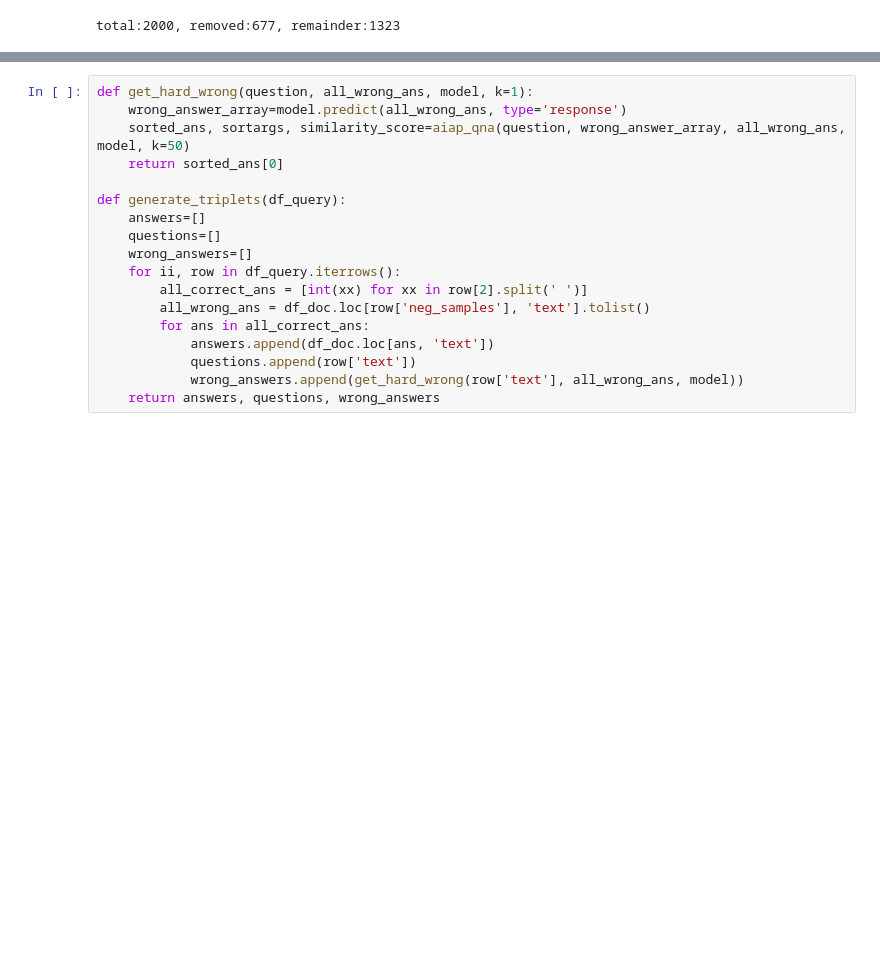
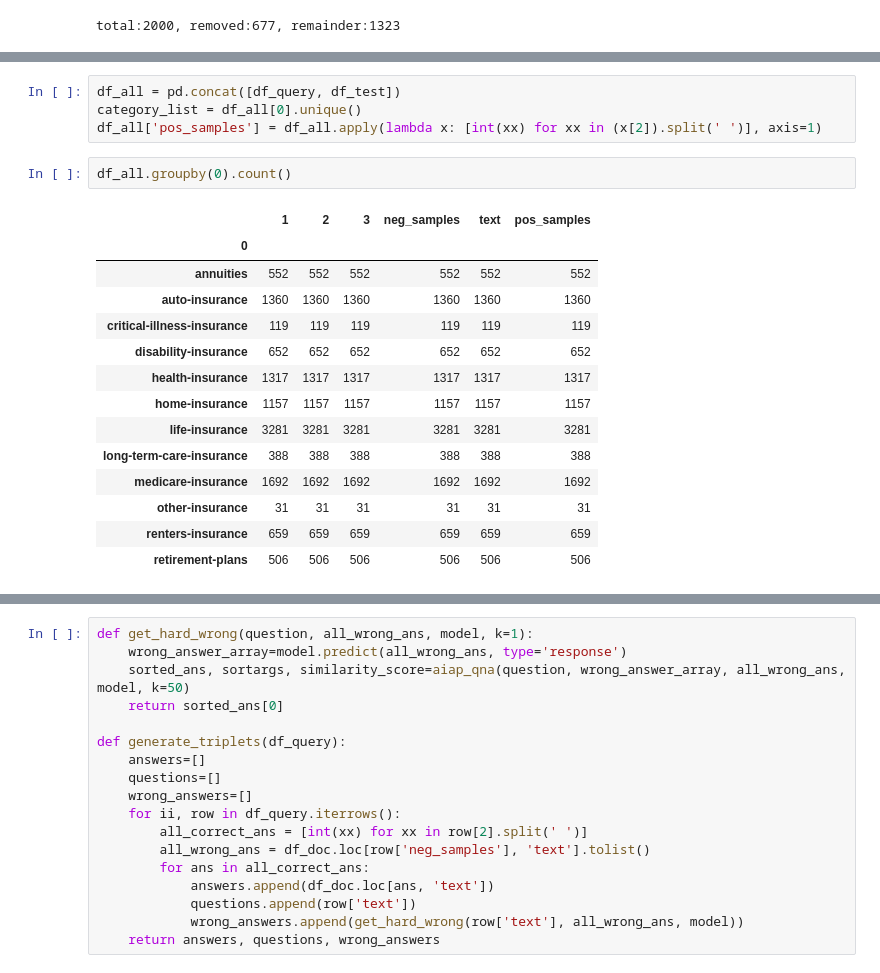
Before and after one commit to nickyeolk/info_retrieve, a Jupyter notebook: notebooks/model_finetuning.ipynb, the cells around one changed output, grey strips where cells are left out. Cells and saved outputs as stored; diff of their text form; blank space fills up the shorter version.

```diff
--- a/notebooks/model_finetuning.ipynb
+++ b/notebooks/model_finetuning.ipynb
@@ -192,0 +211,21 @@ display(df_doc.head(1))
+# %%
+df_all = pd.concat([df_query, df_test])
+category_list = df_all[0].unique()
+df_all['pos_samples'] = df_all.apply(lambda x: [int(xx) for xx in (x[2]).split(' ')], axis=1)
+# %%
+df_all.groupby(0).count()
+# %% [output]
+|  | 1 | 2 | 3 | neg_samples | text | pos_samples |
+| 0 |  |  |  |  |  |  |
+| annuities | 552 | 552 | 552 | 552 | 552 | 552 |
+| auto-insurance | 1360 | 1360 | 1360 | 1360 | 1360 | 1360 |
+| critical-illness-insurance | 119 | 119 | 119 | 119 | 119 | 119 |
+| disability-insurance | 652 | 652 | 652 | 652 | 652 | 652 |
+| health-insurance | 1317 | 1317 | 1317 | 1317 | 1317 | 1317 |
+| home-insurance | 1157 | 1157 | 1157 | 1157 | 1157 | 1157 |
+| life-insurance | 3281 | 3281 | 3281 | 3281 | 3281 | 3281 |
+| long-term-care-insurance | 388 | 388 | 388 | 388 | 388 | 388 |
+| medicare-insurance | 1692 | 1692 | 1692 | 1692 | 1692 | 1692 |
+| other-insurance | 31 | 31 | 31 | 31 | 31 | 31 |
+| renters-insurance | 659 | 659 | 659 | 659 | 659 | 659 |
+| retirement-plans | 506 | 506 | 506 | 506 | 506 | 506 |
```
Also changed, not shown: parts of 11 cells of this notebook, 2 other files.
